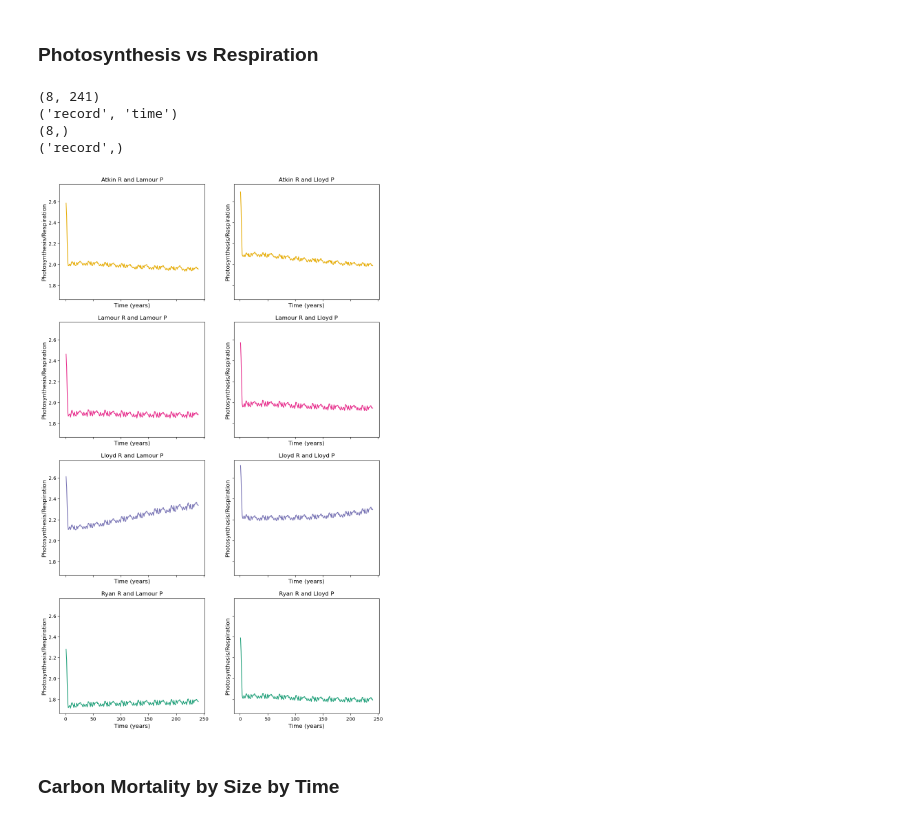
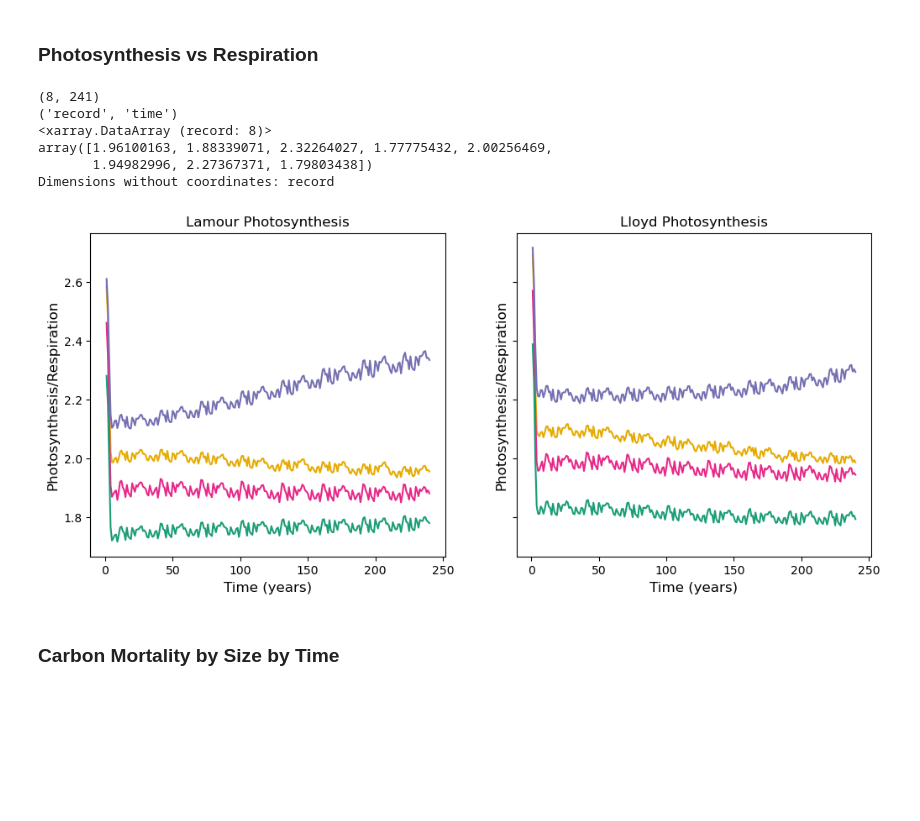
Before and after one commit to dey3434/suli_internship, a Jupyter notebook: SULI Project - Benchmarking and Testing.ipynb, the cells around one changed output. Cells and saved outputs as stored; diff of their text form; code cells hidden in the pictures; blank space fills up the shorter version.

Commit message:
more updates to the plot code. specifically, made 8 panel figures more cohesive and made the ratio figure 2 panels instead of 8

```diff
--- a/SULI Project - Benchmarking and Testing.ipynb
+++ b/SULI Project - Benchmarking and Testing.ipynb
@@ -762,7 +856,7 @@ f1ax7.legend(prop={'size':12}, loc = "upper left")
 # %% [markdown]
 ### Photosynthesis vs Respiration
 # %%
-nyears = int(len(bcie.variables['time']))
+nyears = int(len(bcie3.variables['time']))
 tave_start = nyears - 50
 tave_stop  = nyears
 
@@ -776,21 +870,28 @@ resp = np.squeeze(resp.sum(dim='fates_levpft'))
 
 ratio = ps/resp
 
-fig1, ((f1ax0, f1ax1), (f1ax2, f1ax3), (f1ax4, f1ax5), (f1ax6, f1ax7)) = plt.subplots(nrows=4, ncols=2, figsize=(12, 20), sharex=True, sharey=True)
+#fig1, ((f1ax0, f1ax1), (f1ax2, f1ax3), (f1ax4, f1ax5), (f1ax6, f1ax7)) = plt.subplots(nrows=4, ncols=2, figsize=(12, 20), sharex=True, sharey=True)
+fig1, (f1ax0, f1ax1) = plt.subplots(nrows=1, ncols=2, figsize=(12, 5), sharex=True, sharey=True)
 
 #Atkin R and Lamour P
 f1ax0.plot(bcie3time, ratio[0,:], color=colormap2[7])
+f1ax0.plot(bcie3time, ratio[1,:], color=colormap2[4])
+f1ax0.plot(bcie3time, ratio[2,:], color=colormap2[3])
+f1ax0.plot(bcie3time, ratio[3,:], color=colormap2[0])
 f1ax0.set_xlabel(r'Time (years)', fontsize=12)
 f1ax0.set_ylabel(r'Photosynthesis/Respiration', fontsize=12)
-f1ax0.set_title(r'Atkin R and Lamour P')
+f1ax0.set_title(r'Lamour Photosynthesis')
 
 #Atkin R and Lloyd P
 f1ax1.plot(bcie3time, ratio[4,:], color=colormap2[7])
+f1ax1.plot(bcie3time, ratio[5,:], color=colormap2[4])
+f1ax1.plot(bcie3time, ratio[6,:], color=colormap2[3])
+f1ax1.plot(bcie3time, ratio[7,:], color=colormap2[0])
 f1ax1.set_xlabel(r'Time (years)', fontsize=12)
 f1ax1.set_ylabel(r'Photosynthesis/Respiration', fontsize=12)
-f1ax1.set_title(r'Atkin R and Lloyd P')
+f1ax1.set_title(r'Lloyd Photosynthesis')
 
-#Lamour R and Lamour P
+'''#Lamour R and Lamour P
 f1ax2.plot(bcie3time, ratio[1,:], color=colormap2[4])
 f1ax2.set_xlabel(r'Time (years)', fontsize=12)
 f1ax2.set_ylabel(r'Photosynthesis/Respiration', fontsize=12)
@@ -805,39 +906,40 @@ f1ax3.set_title(r'Lamour R and Lloyd P')
 #Lloyd R and Lamour P
 f1ax4.plot(bcie3time, ratio[2,:], color=colormap2[3])
 f1ax4.set_xlabel(r'Time (years)', fontsize=12)
 f1ax4.set_ylabel(r'Photosynthesis/Respiration', fontsize=12)
 f1ax4.set_title(r'Lloyd R and Lamour P')
 
 #Lloyd R and Lloyd P
 f1ax5.plot(bcie3time, ratio[6,:], color=colormap2[3])
 f1ax5.set_xlabel(r'Time (years)', fontsize=12)
 f1ax5.set_ylabel(r'Photosynthesis/Respiration', fontsize=12)
 f1ax5.set_title(r'Lloyd R and Lloyd P')
 
 #Ryan R and Lamour P
 f1ax6.plot(bcie3time, ratio[3,:], color=colormap2[0])
 f1ax6.set_xlabel(r'Time (years)', fontsize=12)
 f1ax6.set_ylabel(r'Photosynthesis/Respiration', fontsize=12)
 f1ax6.set_title(r'Ryan R and Lamour P')
 
 #Ryan R and Lloyd P
 f1ax7.plot(bcie3time, ratio[7,:], color=colormap2[0])
 f1ax7.set_xlabel(r'Time (years)', fontsize=12)
 f1ax7.set_ylabel(r'Photosynthesis/Respiration', fontsize=12)
-f1ax7.set_title(r'Ryan R and Lloyd P')
+f1ax7.set_title(r'Ryan R and Lloyd P')'''
 
 print(ratio.shape)
 print(ratio.dims)
 ratio = ratio.isel(time=slice(tave_start, tave_stop))
 ratio = ratio.mean(dim="time")
-print(ratio.shape)
-print(ratio.dims)
+print(ratio)
 # %% [output]
 (8, 241)
 ('record', 'time')
-(8,)
-('record',)
+<xarray.DataArray (record: 8)>
+array([1.96100163, 1.88339071, 2.32264027, 1.77775432, 2.00256469,
+       1.94982996, 2.27367371, 1.79803438])
+Dimensions without coordinates: record
-[figure, old version]
+[figure, new version]
 # %% [markdown]
 ### Carbon Mortality by Size by Time
 # %%
```
Also changed, not shown: parts of 16 cells of this notebook.
